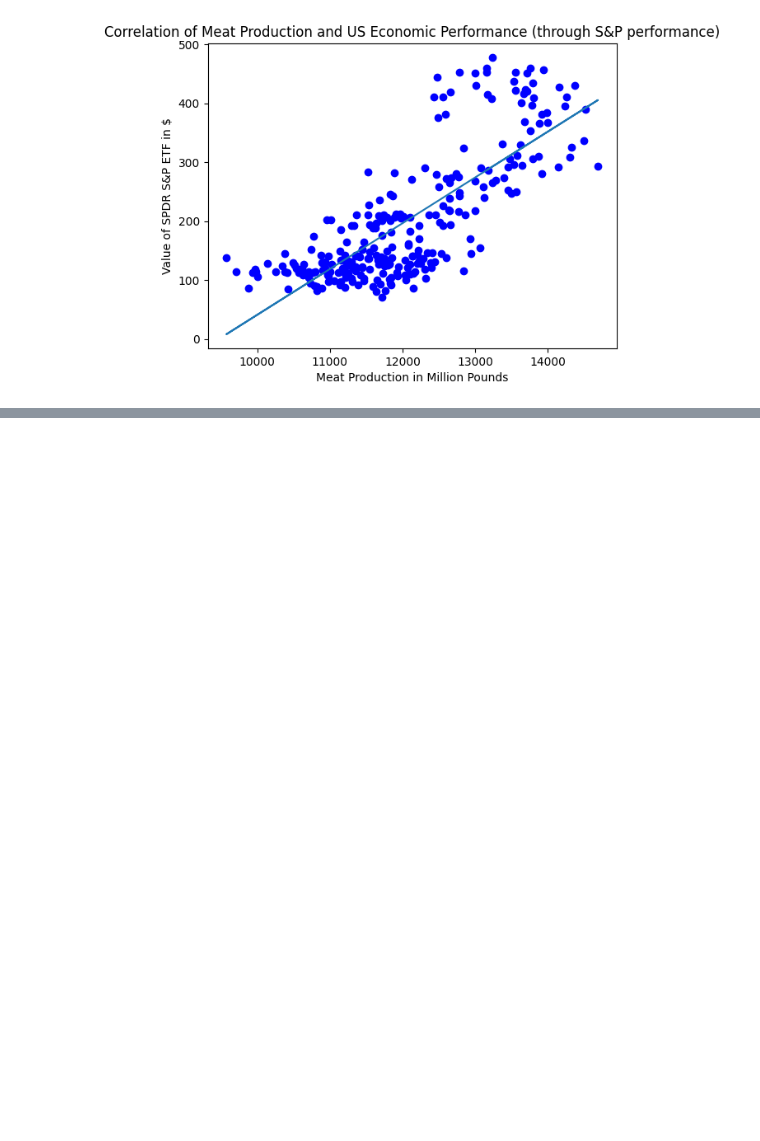
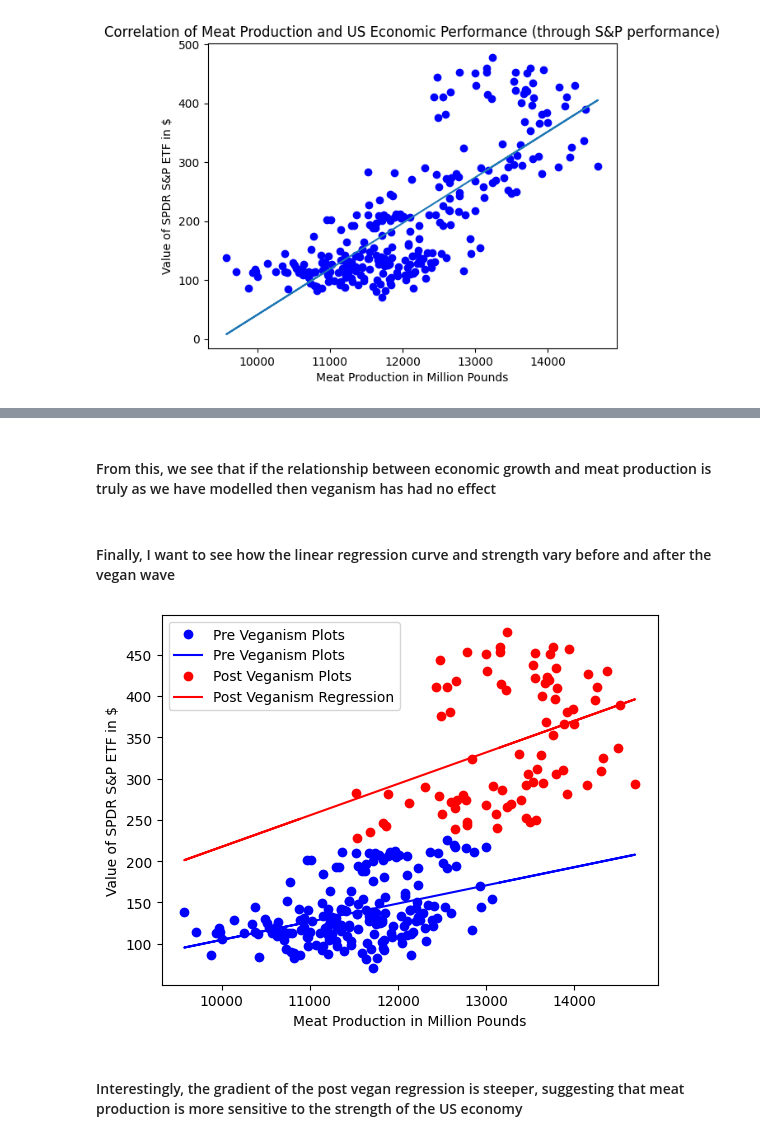
Before and after one commit to KaramAl-Robaie/citadel_datathon_ss24, a Jupyter notebook: MeatPerStockPriceTrajectories.ipynb, the cells around one changed output, grey strips where cells are left out. Saved outputs shown, nothing was run; the diff lists cells and outputs as text; code cells hidden in the pictures; blank space fills up the shorter version.

```diff
--- a/MeatPerStockPriceTrajectories.ipynb
+++ b/MeatPerStockPriceTrajectories.ipynb
@@ -225,0 +254,34 @@ plt.show()
+# %% [markdown]
+#### From this, we see that if the relationship between economic growth and meat production is truly as we have modelled then veganism has had no effect
+# %% [markdown]
+#### Finally, I want to see how the linear regression curve and strength vary before and after the vegan wave
+# %%
+xs_bef = final_df[final_df["Time"] <= VEGAN_START]["Production"].values.reshape(-1, 1)
+ys_bef = final_df[final_df["Time"] <= VEGAN_START]["Price"].values
+
+xs_aft = final_df[final_df["Time"] > VEGAN_START]["Production"].values.reshape(-1, 1)
+ys_aft = final_df[final_df["Time"] > VEGAN_START]["Price"].values
+
+linear_model_bef = LinearRegression()
+linear_model_bef.fit(xs_bef, ys_bef)
+bef_gradient = linear_model_bef.coef_
+bef_intercept = linear_model_bef.intercept_
+
+linear_model_aft = LinearRegression()
+linear_model_aft.fit(xs_aft, ys_aft)
+aft_gradient = linear_model_aft.coef_
+aft_intercept = linear_model_aft.intercept_
+
+plt.gcf()
+plt.plot(xs_bef, ys_bef, "bo", label="Pre Veganism Plots")
+plt.plot(final_df["Production"], final_df["Production"] * bef_gradient + bef_intercept, color="blue", label="Pre Veganism Plots")
+plt.plot(xs_aft, ys_aft, "ro", label="Post Veganism Plots")
+plt.plot(final_df["Production"], final_df["Production"] * aft_gradient + aft_intercept, color="red", label="Post Veganism Regression")
+plt.xlabel("Meat Production in Million Pounds")
+plt.ylabel("Value of SPDR S&P ETF in $")
+plt.legend()
+plt.show()
+# %% [output]
+[figure, added]
+# %% [markdown]
+#### Interestingly, the gradient of the post vegan regression is steeper, suggesting that meat production is more sensitive to the strength of the US economy
```
Also changed, not shown: parts of 5 cells of this notebook.
